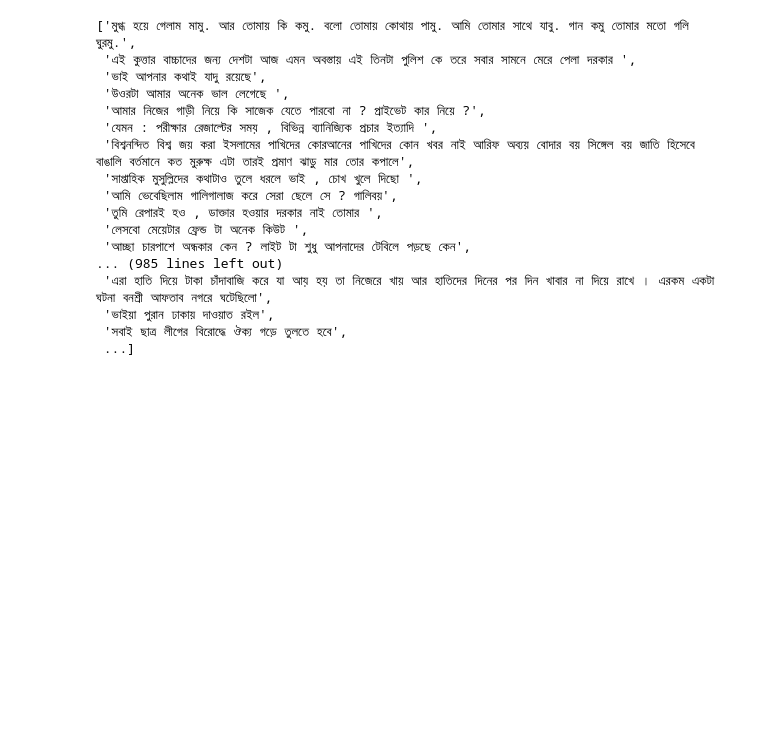
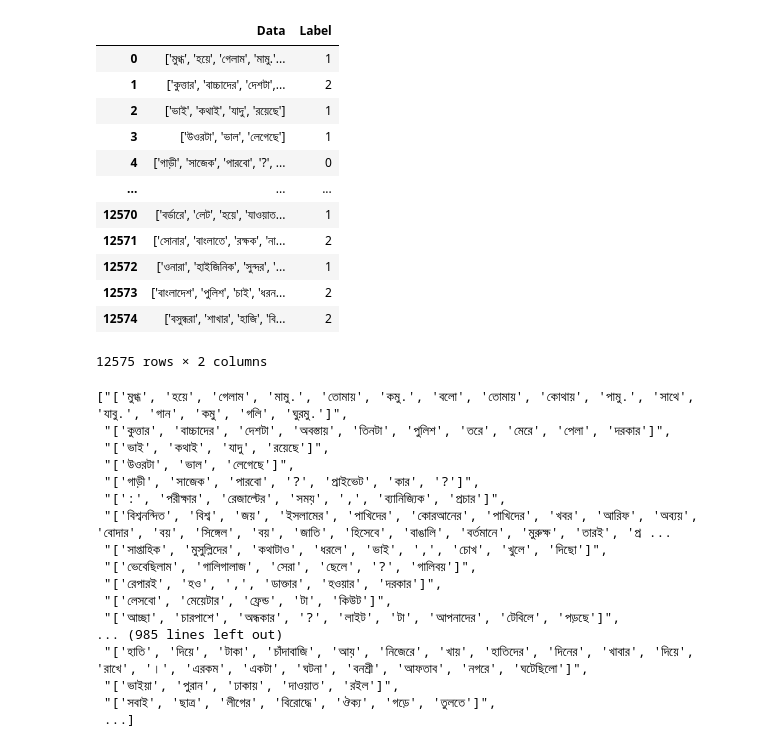
Before and after one commit to shahriyar-zaman/SentNOB_NLP, a Jupyter notebook: 3-stop-words-removal-bert.ipynb, the cells around one changed output. Saved outputs shown, nothing was run; the diff lists cells and outputs as text; code cells hidden in the pictures; blank space fills up the shorter version.

```diff
--- a/3-stop-words-removal-bert.ipynb
+++ b/3-stop-words-removal-bert.ipynb
@@ -55,8 +55,8 @@ bnltk = NLTKTokenizer()
 #for Train Set
 for i in range(0,trainSet.shape[0]):
     text = bnltk.word_tokenize(trainSet['Data'][i])
-    trainSet['Data'][i] = str(text)
+    trainSet['Data'][i] = text
 #For Test Set
 for i in range(0,testSet.shape[0]):
     text = bnltk.word_tokenize(testSet['Data'][i])
-    testSet['Data'][i] = str(text)
+    testSet['Data'][i] = text
@@ -76,5 +96,5 @@ stop_words = set(corpus.stopwords)
 
 for i in range(0,trainSet.shape[0]):
     words = trainSet['Data'][i]
-    trainSet['Data'][i] =  [word for word in words if word.lower() not in stop_words]
+    trainSet['Data'][i] =  str([word for word in words if word.lower() not in stop_words])
 # %%
@@ -87,3 +107,19 @@ for i in range(0,testSet.shape[0]):
+# %%
+trainSet
+# %% [output]
+|  | Data | Label |
+| 0 | ['মুগ্ধ', 'হয়ে', 'গেলাম', 'মামু.'... | 1 |
+| 1 | ['কুত্তার', 'বাচ্চাদের', 'দেশটা',... | 2 |
+| 2 | ['ভাই', 'কথাই', 'যাদু', 'রয়েছে'] | 1 |
+| 3 | ['উওরটা', 'ভাল', 'লেগেছে'] | 1 |
+| 4 | ['গাড়ী', 'সাজেক', 'পারবো', '?', ... | 0 |
+| ... | ... | ... |
+| 12570 | ['বর্ডারে', 'লেট', 'হয়ে', 'যাওয়াত... | 1 |
+| 12571 | ['সোনার', 'বাংলাতে', 'রক্ষক', 'না... | 2 |
+| 12572 | ['ওনারা', 'হাইজিনিক', 'সুন্দর', '... | 1 |
+| 12573 | ['বাংলাদেশ', 'পুলিশ', 'চাই', 'ধরন... | 2 |
+| 12574 | ['বসুন্ধরা', 'শাখার', 'হাজি', 'বি... | 2 |
+12575 rows × 2 columns
 # %%
 from sklearn.model_selection import train_test_split
 train = trainSet['Data'].values.tolist()
@@ -98,22 +134,22 @@ y_test = test_cluster_id
 # %%
 X_train
 # %% [output]
-['মুগ্ধ হয়ে গেলাম মামু. আর তোমায় কি কমু. বলো তোমায় কোথায় পামু. আমি তোমার সাথে যাবু. গান কমু তোমার মতো গলি ঘুরমু.',
- 'এই কুত্তার বাচ্চাদের জন্য দেশটা আজ এমন অবস্তায় এই তিনটা পুলিশ কে তরে সবার সামনে মেরে পেলা দরকার ',
- 'ভাই আপনার কথাই যাদু রয়েছে',
- 'উওরটা আমার অনেক ভাল লেগেছে ',
- 'আমার নিজের গাড়ী নিয়ে কি সাজেক যেতে পারবো না ? প্রাইভেট কার নিয়ে ?',
- 'যেমন : পরীক্ষার রেজাল্টের সময় , বিভিন্ন ব্যানিজ্যিক প্রচার ইত্যাদি ',
- 'বিশ্বনন্দিত বিশ্ব জয় করা ইসলামের পাখিদের কোরআনের পাখিদের কোন খবর নাই আরিফ অব্যয় বোদার বয় সিঙ্গেল বয় জাতি হিসেবে বাঙালি বর্তমানে কত মুরুক্ষ এটা তারই প্রমাণ ঝাড়ু মার তোর কপালে',
- 'সাপ্তাহিক মুসুল্লিদের কথাটাও তুলে ধরলে ভাই , চোখ খুলে দিছো ',
- 'আমি ভেবেছিলাম গালিগালাজ করে সেরা ছেলে সে ? গালিবয়',
- 'তুমি রেপারই হও , ডাক্তার হওয়ার দরকার নাই তোমার ',
- 'লেসবো মেয়েটার ফ্রেন্ড টা অনেক কিউট ',
- 'আচ্ছা চারপাশে অন্ধকার কেন ? লাইট টা শুধু আপনাদের টেবিলে পড়ছে কেন',
+["['মুগ্ধ', 'হয়ে', 'গেলাম', 'মামু.', 'তোমায়', 'কমু.', 'বলো', 'তোমায়', 'কোথায়', 'পামু.', 'সাথে', 'যাবু.', 'গান', 'কমু', 'গলি', 'ঘুরমু.']",
+ "['কুত্তার', 'বাচ্চাদের', 'দেশটা', 'অবস্তায়', 'তিনটা', 'পুলিশ', 'তরে', 'মেরে', 'পেলা', 'দরকার']",
+ "['ভাই', 'কথাই', 'যাদু', 'রয়েছে']",
+ "['উওরটা', 'ভাল', 'লেগেছে']",
+ "['গাড়ী', 'সাজেক', 'পারবো', '?', 'প্রাইভেট', 'কার', '?']",
+ "[':', 'পরীক্ষার', 'রেজাল্টের', 'সময়', ',', 'ব্যানিজ্যিক', 'প্রচার']",
+ "['বিশ্বনন্দিত', 'বিশ্ব', 'জয়', 'ইসলামের', 'পাখিদের', 'কোরআনের', 'পাখিদের', 'খবর', 'আরিফ', 'অব্যয়', 'বোদার', 'বয়', 'সিঙ্গেল', 'বয়', 'জাতি', 'হিসেবে', 'বাঙালি', 'বর্তমানে', 'মুরুক্ষ', 'তারই', 'প্র ...
+ "['সাপ্তাহিক', 'মুসুল্লিদের', 'কথাটাও', 'ধরলে', 'ভাই', ',', 'চোখ', 'খুলে', 'দিছো']",
+ "['ভেবেছিলাম', 'গালিগালাজ', 'সেরা', 'ছেলে', '?', 'গালিবয়']",
+ "['রেপারই', 'হও', ',', 'ডাক্তার', 'হওয়ার', 'দরকার']",
+ "['লেসবো', 'মেয়েটার', 'ফ্রেন্ড', 'টা', 'কিউট']",
+ "['আচ্ছা', 'চারপাশে', 'অন্ধকার', '?', 'লাইট', 'টা', 'আপনাদের', 'টেবিলে', 'পড়ছে']",
 ... (985 lines left out)
- 'এরা হাতি দিয়ে টাকা চাঁদাবাজি করে যা আয় হয় তা নিজেরে খায় আর হাতিদের দিনের পর দিন খাবার না দিয়ে রাখে । এরকম একটা ঘটনা বনশ্রী আফতাব নগরে ঘটেছিলো',
- 'ভাইয়া পুরান ঢাকায় দাওয়াত রইল',
- 'সবাই ছাত্র লীগের বিরোদ্ধে ঔক্য গড়ে তুলতে হবে',
+ "['হাতি', 'দিয়ে', 'টাকা', 'চাঁদাবাজি', 'আয়', 'নিজেরে', 'খায়', 'হাতিদের', 'দিনের', 'খাবার', 'দিয়ে', 'রাখে', '।', 'এরকম', 'একটা', 'ঘটনা', 'বনশ্রী', 'আফতাব', 'নগরে', 'ঘটেছিলো']",
+ "['ভাইয়া', 'পুরান', 'ঢাকায়', 'দাওয়াত', 'রইল']",
+ "['সবাই', 'ছাত্র', 'লীগের', 'বিরোদ্ধে', 'ঔক্য', 'গড়ে', 'তুলতে']",
  ...]
 # %%
 import ktrain
```
Also changed, not shown: parts of 10 cells of this notebook.
